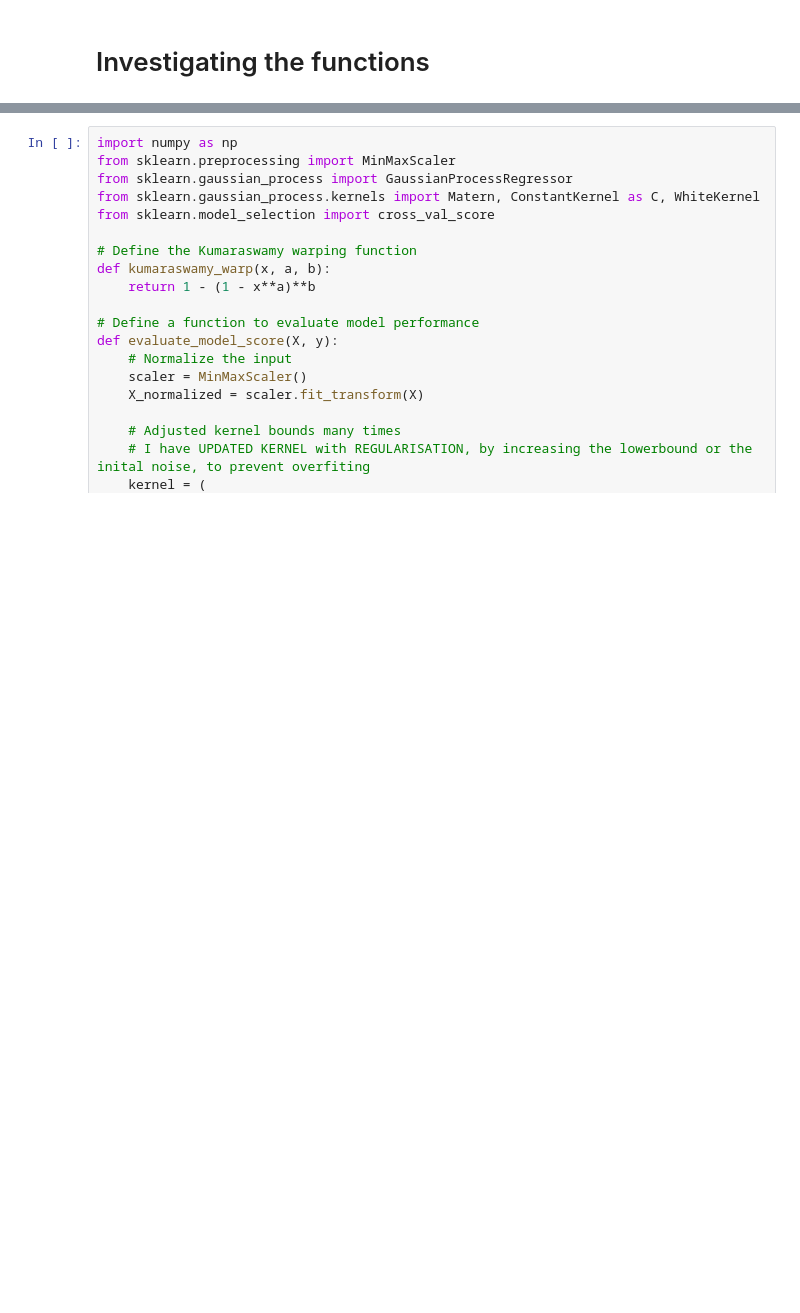
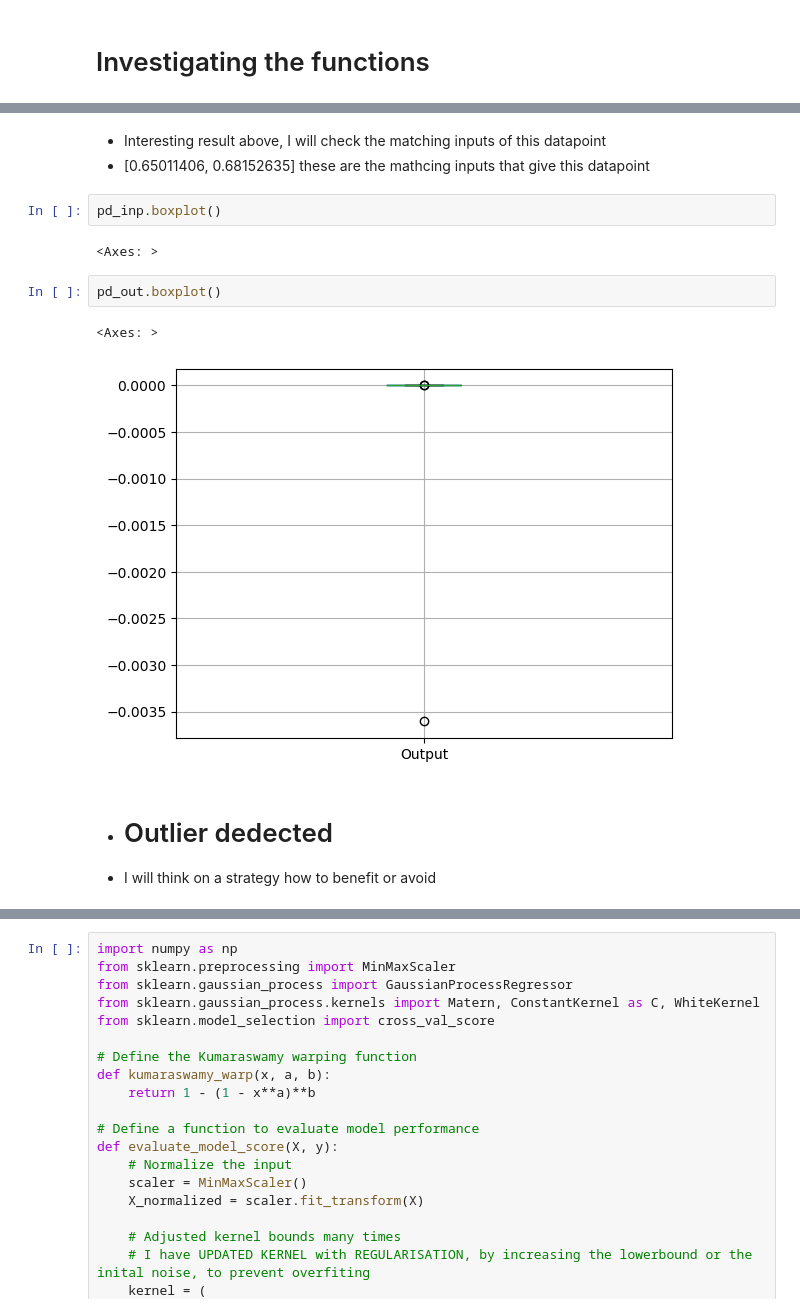
Before and after one commit to Alerdo/BlackBox-Bayesian_Optimisation, a Jupyter notebook: initial_data/0.0 notebooks/f1_optimisation.ipynb, the cells around one changed output, grey strips where cells are left out. Drawn from its saved outputs; the diff is of its cells as text; blank space fills up the shorter version.

```diff
--- a/initial_data/0.0 notebooks/f1_optimisation.ipynb
+++ b/initial_data/0.0 notebooks/f1_optimisation.ipynb
@@ -27 +79,16 @@ f1_inp, f1_out
+# %% [markdown]
+- Interesting result above, I will check the matching inputs of this datapoint
+- [0.65011406, 0.68152635] these are the mathcing inputs that give this datapoint
+# %%
+pd_inp.boxplot()
+# %% [output]
+<Axes: >
+# %%
+pd_out.boxplot()
+# %% [output]
+<Axes: >
+[figure, added]
+# %% [markdown]
+- # Outlier dedected
+- I will think on a strategy how to benefit or avoid
 # %%
```
Also changed, not shown: parts of 73 cells of this notebook, 10 other files.
